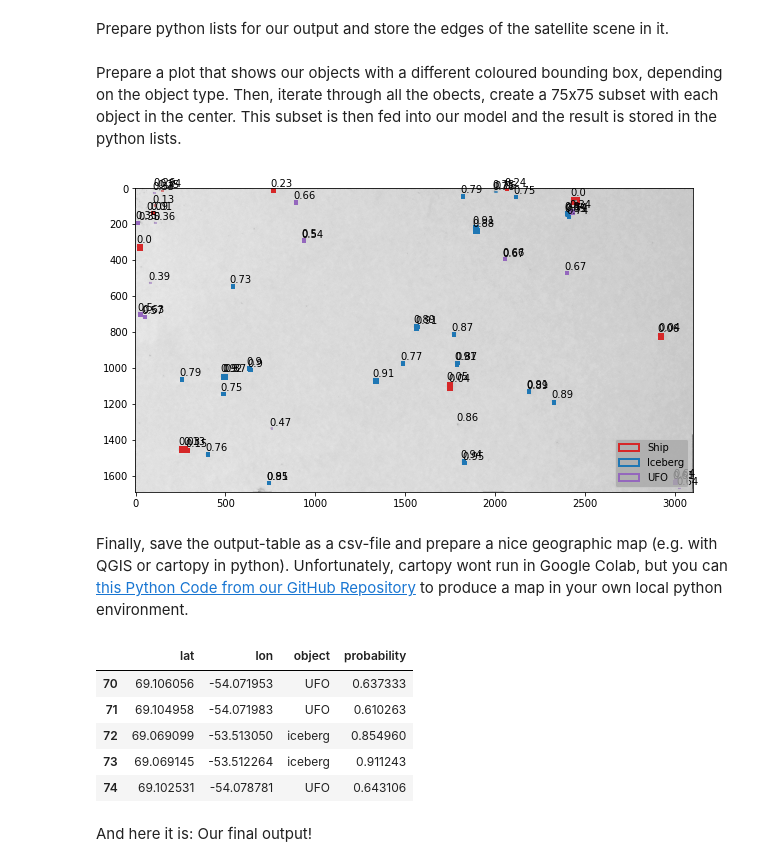
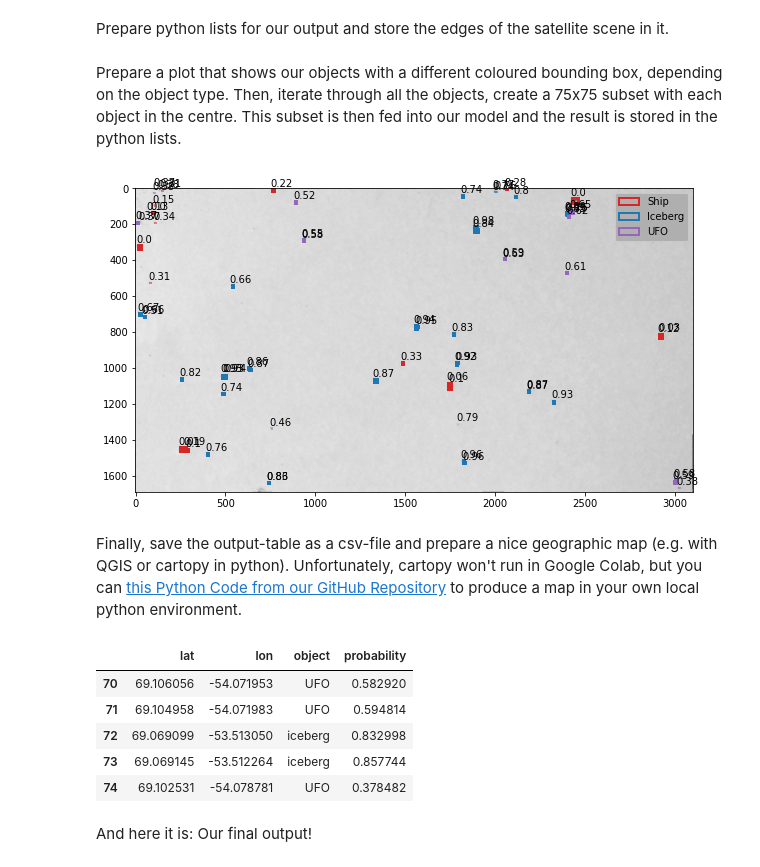
Before and after one commit to eikeschuett/IcebergShipDetection, a Jupyter notebook: Ship_Iceberg_Classification.ipynb, the cells around one changed output. Cells and saved outputs as stored; diff of their text form; code cells hidden in the pictures.

Commit message:
Better model, new result maps incl. AIS position

```diff
--- a/Ship_Iceberg_Classification.ipynb
+++ b/Ship_Iceberg_Classification.ipynb
@@ -698,7 +674,7 @@ geo_output.append([lat[0,lon_max], lon[0,lon_max], "upper right corner", np.nan]
 geo_output.append([lat[lat_max,lon_max], lon[lat_max,lon_max], "lower right orner", np.nan])
 geo_output.append([lat[lat_max,0], lon[lat_max,0], "lower right corner", np.nan])
 # %% [markdown]
-Prepare a plot that shows our objects with a different coloured bounding box, depending on the object type. Then, iterate through all the obects, create a 75x75 subset with each object in the center. This subset is then fed into our model and the result is stored in the python lists.
+Prepare a plot that shows our objects with a different coloured bounding box, depending on the object type. Then, iterate through all the objects, create a 75x75 subset with each object in the centre. This subset is then fed into our model and the result is stored in the python lists.
 # %%
 # Linewidth for Plot
 lw = 3
@@ -750,67 +726,62 @@ for bbox in bboxes:
     sub_img = np.dstack((sub_hh, sub_hv, sub_b3, sub_c3))
     sub_img = np.expand_dims(sub_img, axis=0)
 
-    # get local incident angle at the center of the bbox
-    # loc_inc = inc_angle[int(roi_center[0]), int(roi_center[1])]
-    # loc_inc = (loc_inc - 25)/(45-25)
-
     # feed sub_img into the model to predict
-    # output = model.predict([sub_img, np.array([loc_inc])], batch_size=1)
-    output = model.predict(sub_img, batch_size=1)
+    output = model.predict(sub_img)
 
     #print(output)
 
-    if output < 0.3:
+    if output < 0.35:
         # Ship!
         geo_output.append([lat[int(roi_center[0]), int(roi_center[1])],
                              lon[int(roi_center[0]), int(roi_center[1])],
                              "ship", output[0][0]])
         box = mpatches.Rectangle((ul[0], ul[1]), width, height,
                                  edgecolor='tab:red', linewidth=lw, fill=None)
-    elif output > 0.7:
+    elif output > 0.65:
         # Iceberg!
         geo_output.append([lat[int(roi_center[0]), int(roi_center[1])],
                              lon[int(roi_center[0]), int(roi_center[1])],
                              "iceberg", output[0][0]])
         box = mpatches.Rectangle((ul[0], ul[1]), width, height,
                                  edgecolor='tab:blue', linewidth=lw, fill=None)
     else:
         # Unknown floating object
         geo_output.append([lat[int(roi_center[0]), int(roi_center[1])],
                              lon[int(roi_center[0]), int(roi_center[1])],
                              "UFO", output[0][0]])
         box = mpatches.Rectangle((ul[0], ul[1]), width, height,
                                  edgecolor='tab:purple', linewidth=lw, fill=None)
 
     ax.add_patch(box)
     ax.text(ul[0]-10, ul[1]-15, str(round(output[0][0],2)))
 
 
 
 # Add legend to plot
 l1 = mpatches.Patch(edgecolor='tab:red', facecolor='None', lw=2, label='Ship')
 l2 = mpatches.Patch(edgecolor='tab:blue', facecolor='None', lw=2, label='Iceberg')
 l3 = mpatches.Patch(edgecolor='tab:purple', facecolor='None', lw=2, label='UFO')
-legend = ax.legend(handles=[l1, l2, l3], loc='lower right')
+legend = ax.legend(handles=[l1, l2, l3], loc='upper right')
 
 legend.legendPatch.set_facecolor('darkgrey')
 
 plt.show()
 # %% [output]
-[figure, old version]
+[figure, new version]
 # %% [markdown]
-Finally, save the output-table as a csv-file and prepare a nice geographic map (e.g. with QGIS or cartopy in python). Unfortunately, cartopy wont run in Google Colab, but you can [this Python Code from our GitHub Repository](https://github.com/eikeschuett/IcebergShipDetection/blob/main/final_result_map.py) to produce a map in your own local python environment.
+Finally, save the output-table as a csv-file and prepare a nice geographic map (e.g. with QGIS or cartopy in python). Unfortunately, cartopy won't run in Google Colab, but you can [this Python Code from our GitHub Repository](https://github.com/eikeschuett/IcebergShipDetection/blob/main/final_result_map.py) to produce a map in your own local python environment.
 # %%
 geo_output = pd.DataFrame(geo_output,columns=['lat', 'lon', 'object', 'probability'])
 geo_output.to_csv("/content/drive/MyDrive/Iceberg_Ship_Classification/geo_output_" + file[:-11] +  ".csv", sep="\t", index=False)
 geo_output.tail()
 # %% [output]
 |  | lat | lon | object | probability |
-| 70 | 69.106056 | -54.071953 | UFO | 0.637333 |
-| 71 | 69.104958 | -54.071983 | UFO | 0.610263 |
-| 72 | 69.069099 | -53.513050 | iceberg | 0.854960 |
-| 73 | 69.069145 | -53.512264 | iceberg | 0.911243 |
-| 74 | 69.102531 | -54.078781 | UFO | 0.643106 |
+| 70 | 69.106056 | -54.071953 | UFO | 0.582920 |
+| 71 | 69.104958 | -54.071983 | UFO | 0.594814 |
+| 72 | 69.069099 | -53.513050 | iceberg | 0.832998 |
+| 73 | 69.069145 | -53.512264 | iceberg | 0.857744 |
+| 74 | 69.102531 | -54.078781 | UFO | 0.378482 |
 # %% [markdown]
 And here it is: Our final output!
 # %%
```
Also changed, not shown: parts of 30 cells of this notebook.
